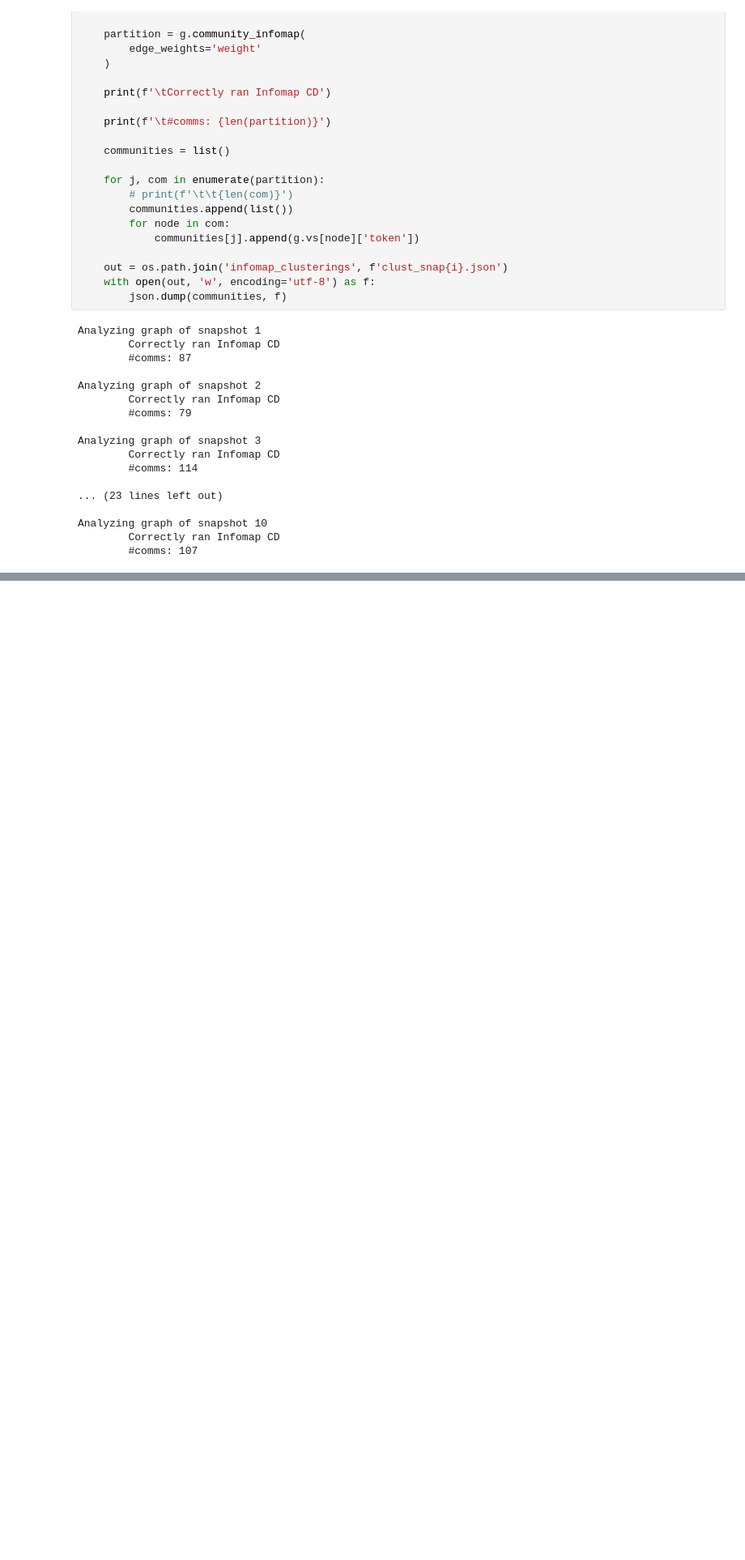
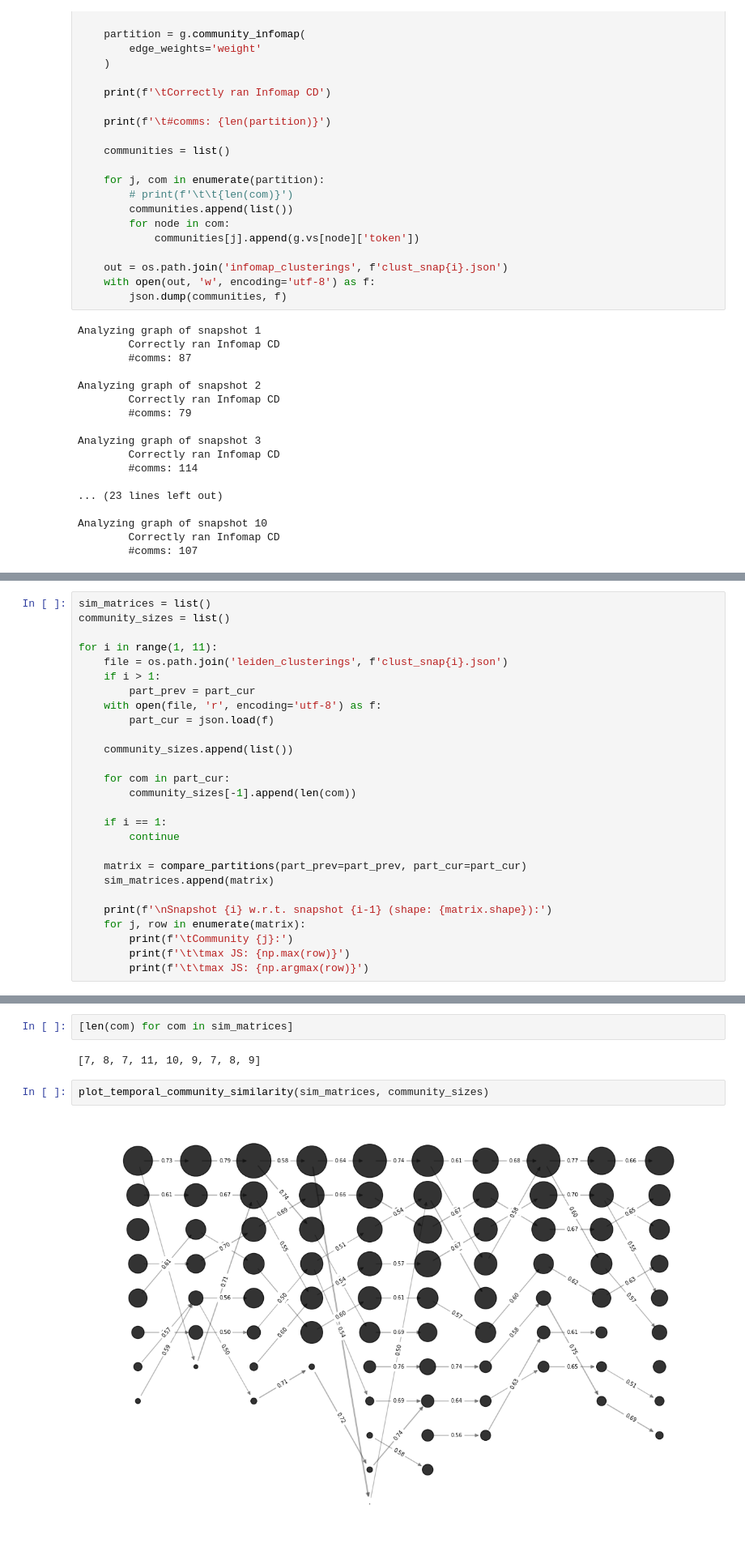
Before and after one commit to ChefBB/acn_project, a Jupyter notebook: dynet/RQ2.ipynb, the cells around one changed output, grey strips where cells are left out. Shown at 81% size. Cells and saved outputs as stored; diff of their text form; blank space fills up the shorter version.

Commit message:
added directed graph plot of communities

```diff
--- a/dynet/RQ2.ipynb
+++ b/dynet/RQ2.ipynb
@@ -195,0 +147,27 @@ Analyzing graph of snapshot 10
+# %%
+sim_matrices = list()
+community_sizes = list()
+
+for i in range(1, 11):
+    file = os.path.join('leiden_clusterings', f'clust_snap{i}.json')
+    if i > 1:
+        part_prev = part_cur
+    with open(file, 'r', encoding='utf-8') as f:
+        part_cur = json.load(f)
+
+    community_sizes.append(list())
+
+    for com in part_cur:
+        community_sizes[-1].append(len(com))
+
+    if i == 1:
+        continue
+
+    matrix = compare_partitions(part_prev=part_prev, part_cur=part_cur)
+    sim_matrices.append(matrix)
+
+    print(f'\nSnapshot {i} w.r.t. snapshot {i-1} (shape: {matrix.shape}):')
+    for j, row in enumerate(matrix):
+        print(f'\tCommunity {j}:')
+        print(f'\t\tmax JS: {np.max(row)}')
+        print(f'\t\tmax JS: {np.argmax(row)}')
@@ -195,0 +264,8 @@ Analyzing graph of snapshot 10
+# %%
+[len(com) for com in sim_matrices]
+# %% [output]
+[7, 8, 7, 11, 10, 9, 7, 8, 9]
+# %%
+plot_temporal_community_similarity(sim_matrices, community_sizes)
+# %% [output]
+[figure, added]
```
Also changed, not shown: parts of 10 cells of this notebook, 2 other files.
